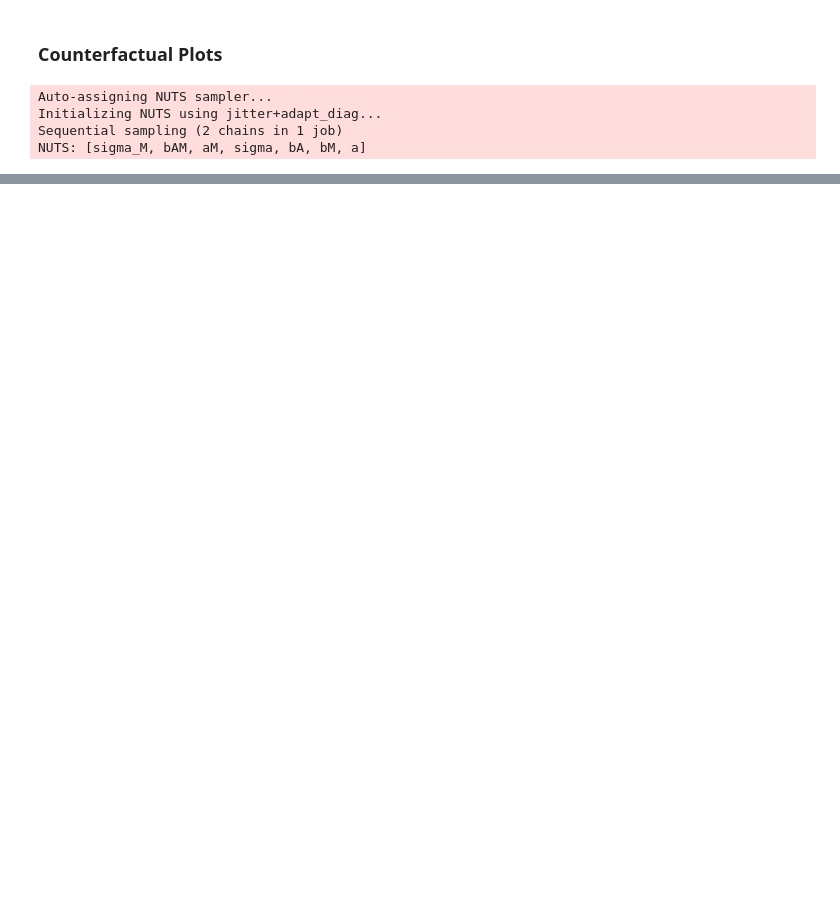
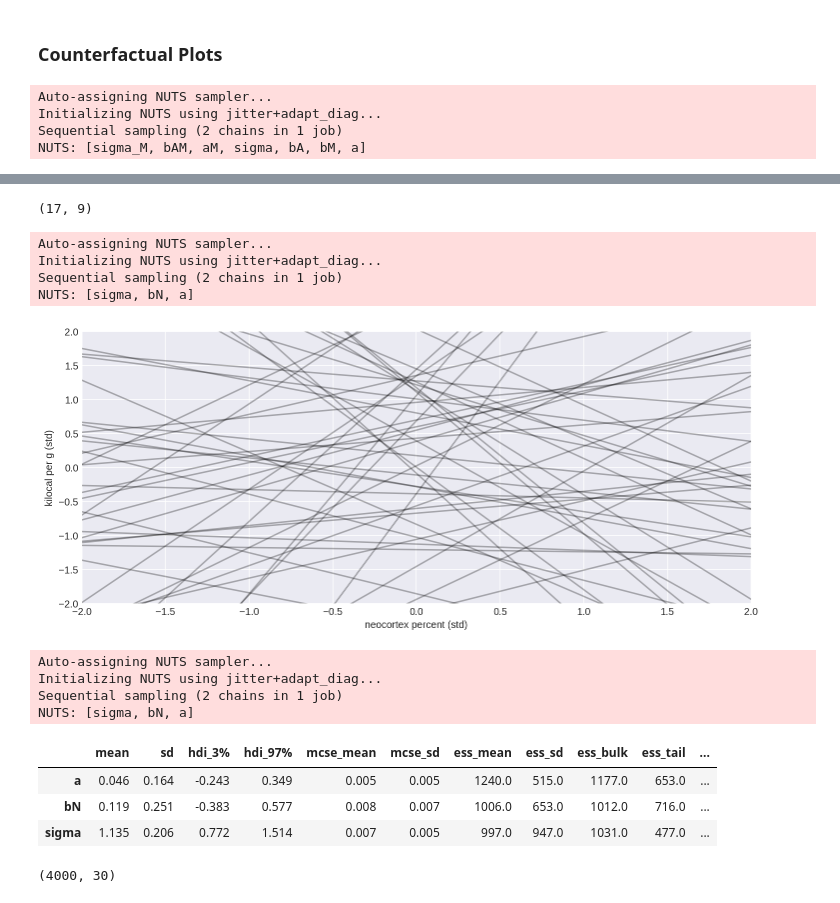
Before and after one commit to yebenbenben/Statistical-Rethinking-with-Python-and-PyMC3, a Jupyter notebook: Ch5.ipynb, the cells around one changed output, grey strips where cells are left out. Saved outputs shown, nothing was run; the diff lists cells and outputs as text; code cells hidden in the pictures; blank space fills up the shorter version.

```diff
--- a/Ch5.ipynb
+++ b/Ch5.ipynb
@@ -408,0 +442,62 @@ ax.set_ylabel("counterfactual D");
+# %%
+# Dropped NA
+dcc = d.dropna(axis=0)
+dcc.shape
+# %% [output]
+(17, 9)
+# %%
+shared_N = shared(dcc["neocortex.perc"].values)
+with pm.Model() as m_5_30:
+  a = pm.Normal('a', mu=0, sd=1)
+  bN = pm.Normal('bN', mu=0, sd=1)
+  sigma = pm.Exponential('sigma', 1)
+  mu = pm.Deterministic('mu', a + bN * shared_N)
+  K = pm.Normal('K', mu=mu, sd=sigma, observed=dcc['kcal.per.g'])
+  trace_5_30 = pm.sample()
+# %% [output]
+Auto-assigning NUTS sampler...
+Initializing NUTS using jitter+adapt_diag...
+Sequential sampling (2 chains in 1 job)
+NUTS: [sigma, bN, a]
+# %%
+xseq = [-2, 2]
+shared_N.set_value(np.array(xseq))
+with m_5_30:
+    m_5_30_prior_pred = pm.sample_prior_predictive()
+# %%
+def plot_prior(prior_pred, num, ax):
+  for i in range(num):
+    ax.plot(xseq, prior_pred["K"][i], c="black", alpha=0.3)
+  ax.set_xlim(xseq)
+  ax.set_ylim(xseq)
+  ax.set_xlabel("neocortex percent (std)")
+  ax.set_ylabel("kilocal per g (std)");
+# %%
+fig, ax = plt.subplots(figsize=(12, 5))
+plot_prior(m_5_30_prior_pred, 50, ax)
+# %% [output]
+[figure, added]
+# %%
+# Improve Prior Assumption with tigher a and bN
+shared_N = shared(dcc["neocortex.perc"].values)
+with pm.Model() as m_5_35:
+  a = pm.Normal('a', mu=0, sd=0.2)
+  bN = pm.Normal('bN', mu=0, sd=0.5)
+  sigma = pm.Exponential('sigma', 1)
+  mu = pm.Deterministic('mu', a + bN * shared_N)
+  K = pm.Normal('K', mu=mu, sd=sigma, observed=dcc['kcal.per.g'])
+  trace_5_35 = pm.sample()
+# %% [output]
+Auto-assigning NUTS sampler...
+Initializing NUTS using jitter+adapt_diag...
+Sequential sampling (2 chains in 1 job)
+NUTS: [sigma, bN, a]
+# %%
+with m_5_35:
+  summary = pm.summary(trace_5_35, var_names=['a', 'bN', 'sigma'])
+summary
+# %% [output]
+|  | mean | sd | hdi_3% | hdi_97% | mcse_mean | mcse_sd | ess_mean | ess_sd | ess_bulk | ess_tail | ... |
+| a | 0.046 | 0.164 | -0.243 | 0.349 | 0.005 | 0.005 | 1240.0 | 515.0 | 1177.0 | 653.0 | ... |
+| bN | 0.119 | 0.251 | -0.383 | 0.577 | 0.008 | 0.007 | 1006.0 | 653.0 | 1012.0 | 716.0 | ... |
+| sigma | 1.135 | 0.206 | 0.772 | 1.514 | 0.007 | 0.005 | 997.0 | 947.0 | 1031.0 | 477.0 | ... |
@@ -408,0 +510,4 @@ ax.set_ylabel("counterfactual D");
+# %%
+print(posterior_pred['mu'].shape)
+# %% [output]
+(4000, 30)
```
Also changed, not shown: parts of 31 cells of this notebook.
